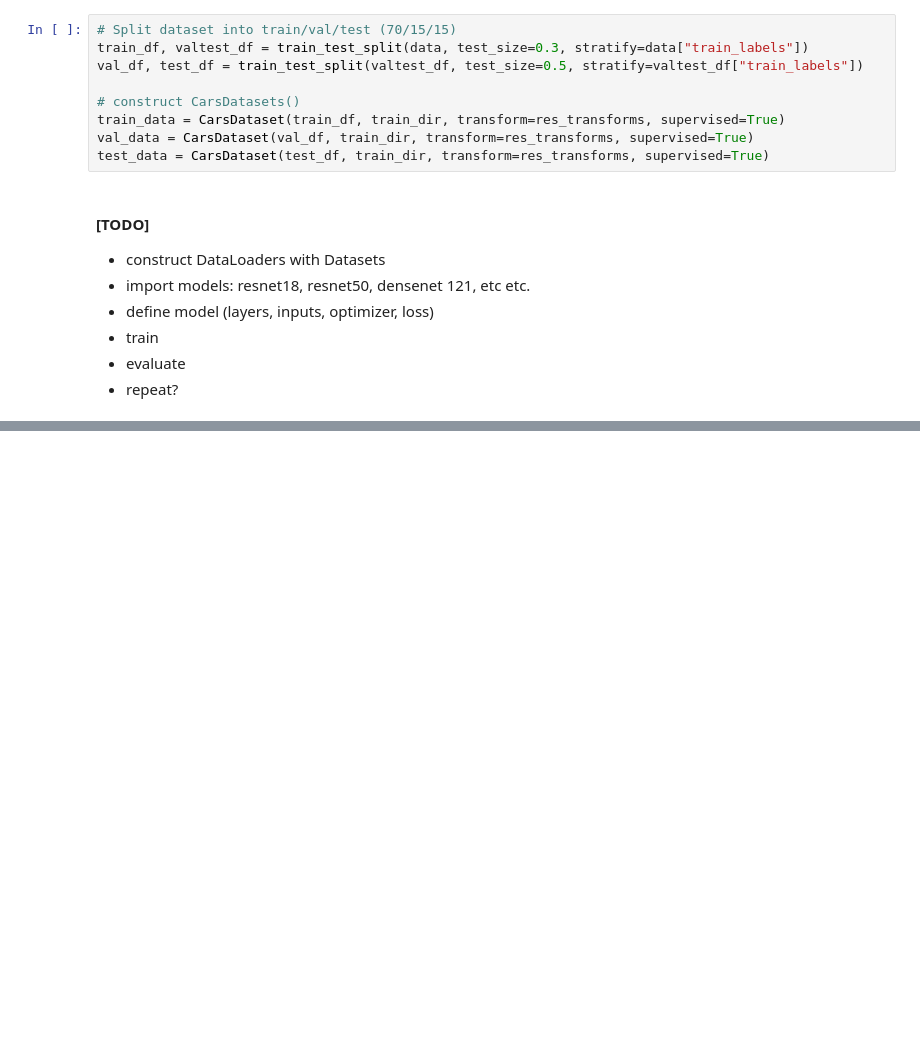
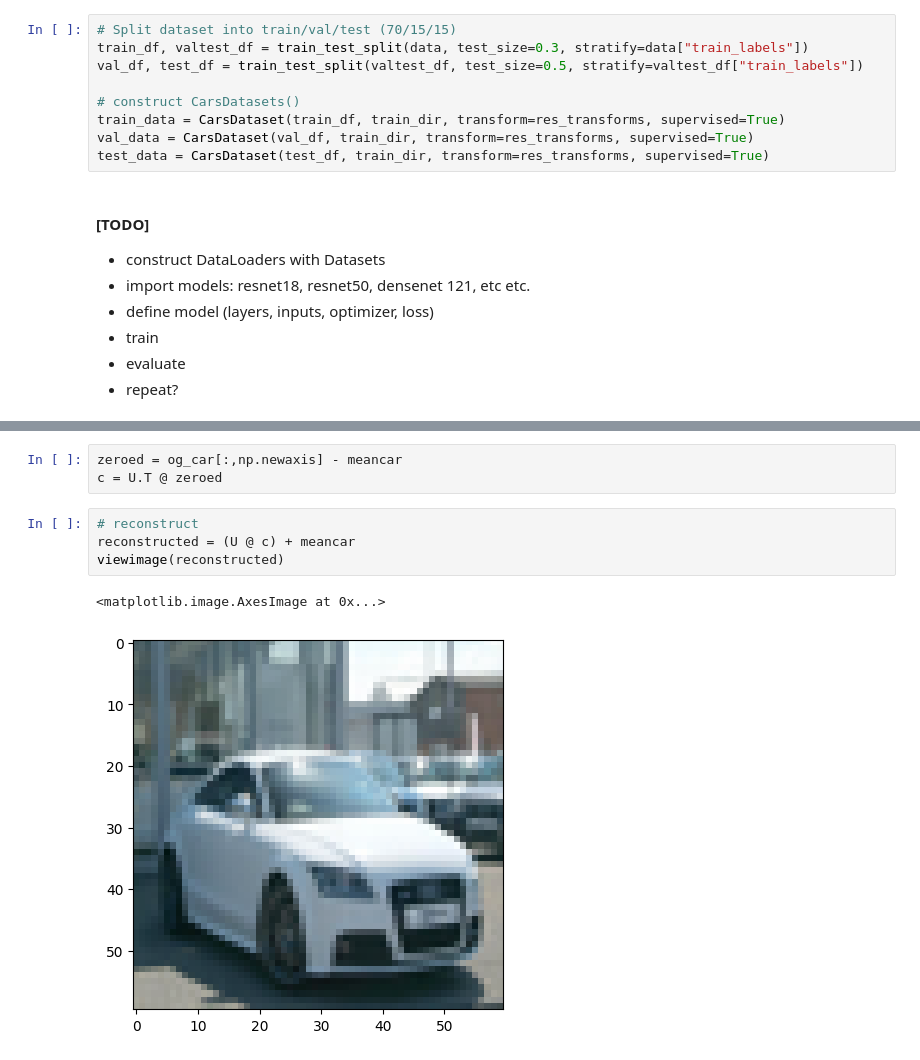
Before and after one commit to jaketakes/cogs118b-final-project, a Jupyter notebook: project.ipynb, the cells around one changed output, grey strips where cells are left out. Drawn from its saved outputs; the diff is of its cells as text; blank space fills up the shorter version.

```diff
--- a/project.ipynb
+++ b/project.ipynb
@@ -283,0 +402,10 @@ img
+# %%
+zeroed = og_car[:,np.newaxis] - meancar
+c = U.T @ zeroed
+# %%
+# reconstruct
+reconstructed = (U @ c) + meancar
+viewimage(reconstructed)
+# %% [output]
+<matplotlib.image.AxesImage at 0x...>
+[figure, added]
```
Also changed, not shown: parts of 44 cells of this notebook, 1 other file.
